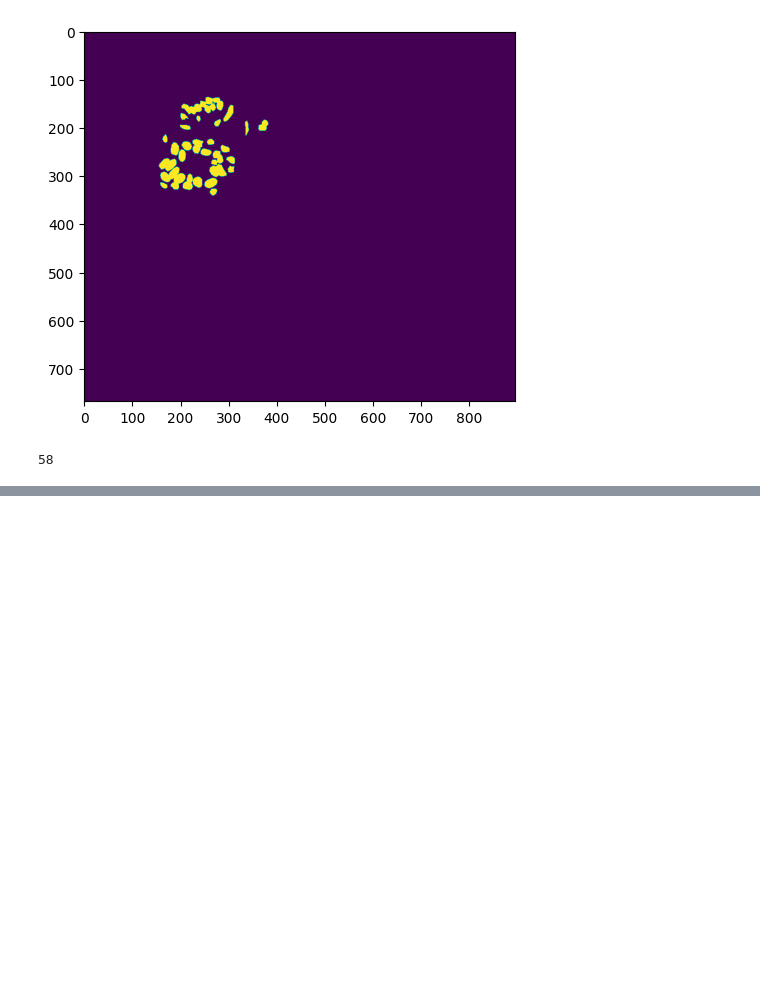
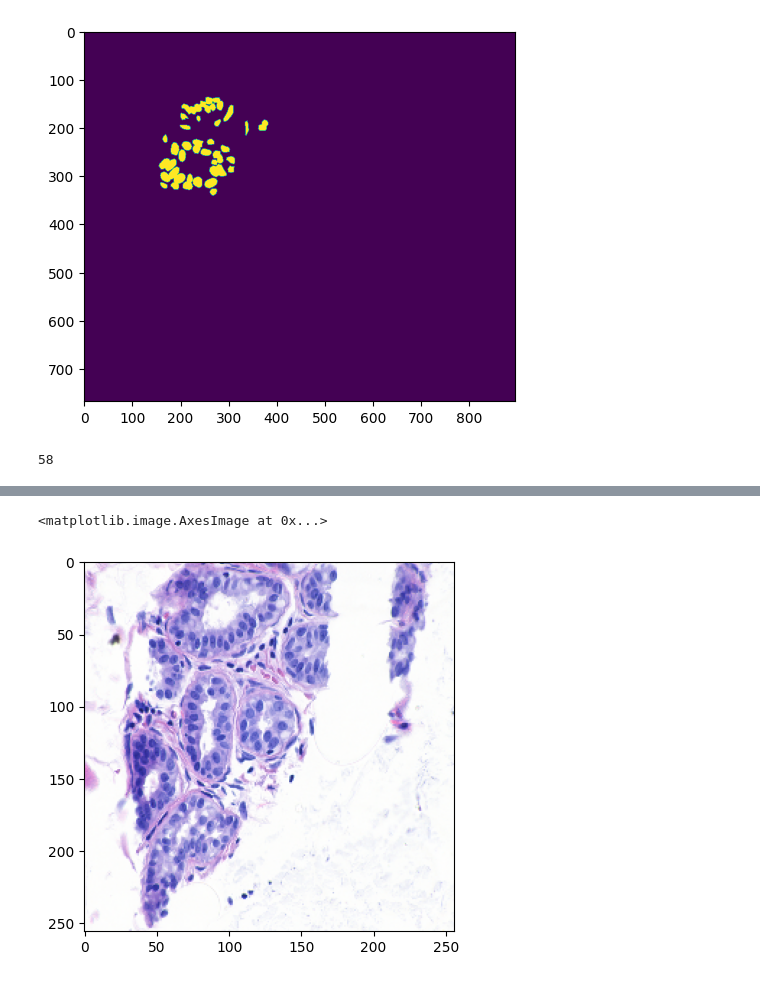
Before and after one commit to yadu-tv/explainable-ai, a Jupyter notebook: digital_assignment/breast_cancer.ipynb, the cells around one changed output, grey strips where cells are left out. Saved outputs shown, nothing was run; the diff lists cells and outputs as text; code cells hidden in the pictures; blank space fills up the shorter version.

```diff
--- a/digital_assignment/breast_cancer.ipynb
+++ b/digital_assignment/breast_cancer.ipynb
@@ -324,2 +335,17 @@ plt.imshow(val_gen.__getitem__(0)[0][2])
+# %%
+""" fig = plt.figure(figsize=(15, 6))
+columns = 14
+rows = 4
+h = 10
+w = 10
+for i in range(1, columns*rows + 1):
+    img = np.random.randint(10, size=(h,w))
+    fig.add_subplot(rows, columns, i)
+    plt.imshow(temp_gen.__getitem__(0)[0][i-1])
+plt.show() """
+plt.imshow(temp_gen.__getitem__(0)[0][6])
+# %% [output]
+<matplotlib.image.AxesImage at 0x...>
+[figure, added]
 # %%
 # modelWithoutSigmoid = inv.model_wo_output_activation(model)
```
Also changed, not shown: parts of 13 cells of this notebook, 26 other files.
